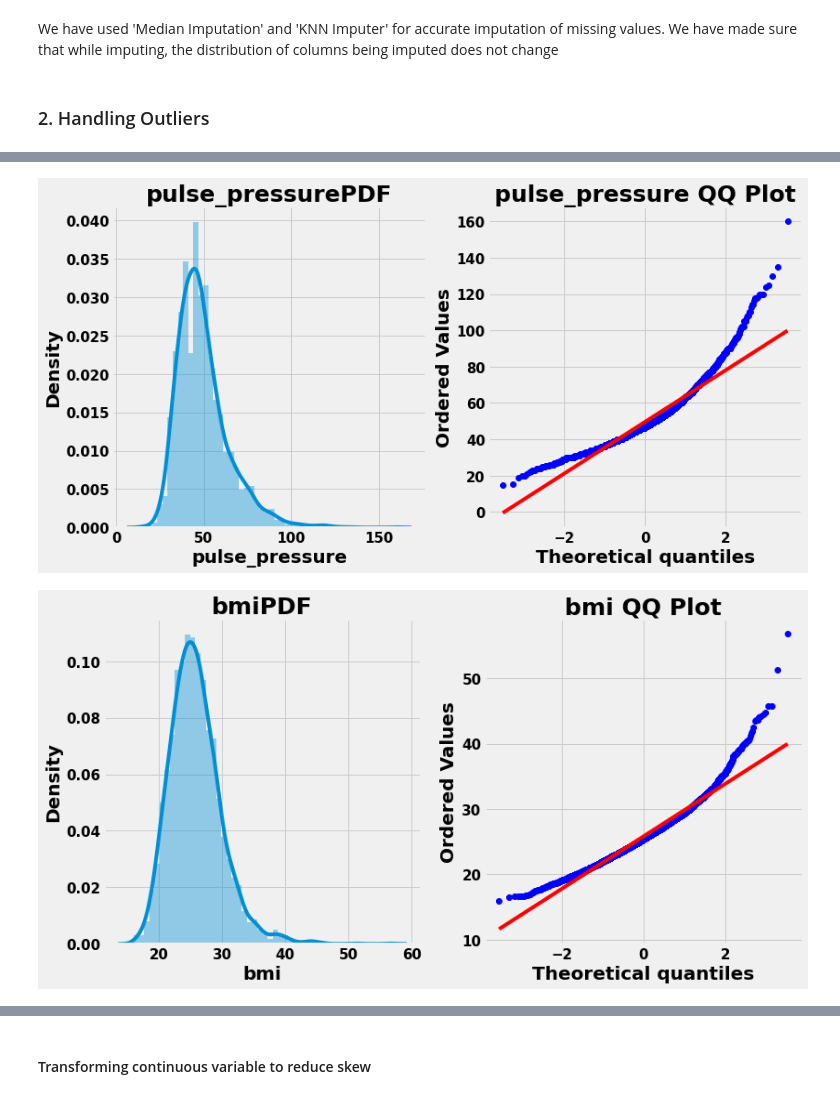
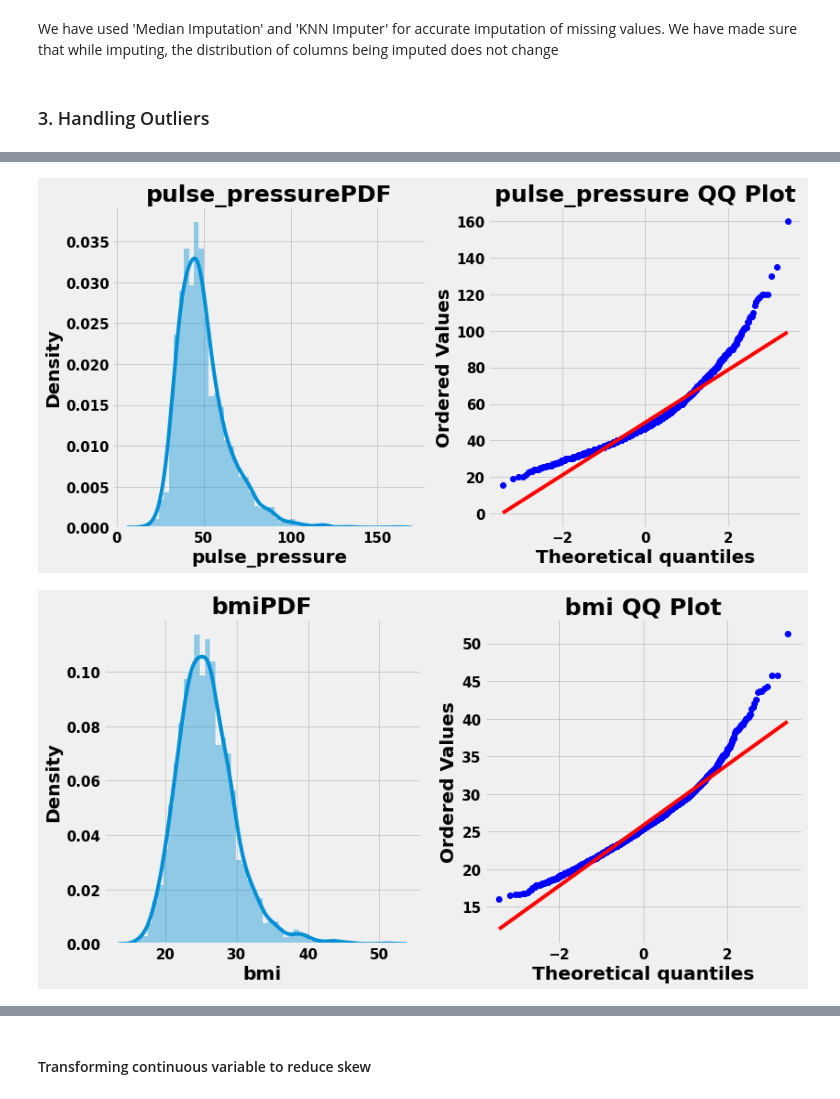
Before and after one commit to 7-sumit/Cardiovascular-Risk-Prediction, a Jupyter notebook: Cardiovascular_Risk_Prediction.ipynb, the cells around one changed output, grey strips where cells are left out. Saved outputs shown, nothing was run; the diff lists cells and outputs as text; code cells hidden in the pictures.

```diff
--- a/Cardiovascular_Risk_Prediction.ipynb
+++ b/Cardiovascular_Risk_Prediction.ipynb
@@ -961,16 +992,19 @@ sns.boxplot(df3[df3['is_smoking']=='Yes']['cigs_per_day']);
 # %% [output]
 [figure]
 # %%
-# Finding median of 'cigs_per_day'
-median_cigs = df3[df3['is_smoking']=='Yes']['cigs_per_day'].median()
+# Finding median of X_train data in cigs_per_day
+median_cigs = X_train[X_train['is_smoking']=='YES']['cigs_per_day'].median()
 
-# Filling missing values in cigs_per_day with median
-df3['cigs_per_day'] = df3['cigs_per_day'].fillna(median_cigs)
+# Filling missing values in X_train
+X_train['cigs_per_day'] = X_train['cigs_per_day'].fillna(median_cigs)
+
+# Filling missing values in X_test
+X_test['cigs_per_day'] = X_test['cigs_per_day'].fillna(median_cigs)
 # %% [markdown]
 #### **Imputation in 'total_cholesterol' , 'bmi' , 'heart_rate'** : Since all these columns have outliers we are imputing it with median
 # %%
 # Plotting boxplot for 'total_cholesterol', 'bmi', 'heart_rate'
 for col in ['total_cholesterol', 'bmi', 'heart_rate']:
  plt.figure(figsize=(7,5))
- sns.boxplot(df3[col]);
+ sns.boxplot(X_train[col]);
 # %% [output]
@@ -1019,12 +1057,14 @@ We have used binary label encoding as all the categorical features had only 2 va
 knn_impute = KNNImputer(n_neighbors=10)
 
 # Imputing values using KNN imputer
-df3 = pd.DataFrame(knn_impute.fit_transform(df3),columns=df3.columns)
+X_train = pd.DataFrame(knn_impute.fit_transform(X_train),columns=X_train.columns)
+X_test = pd.DataFrame(knn_impute.transform(X_test),columns=X_test.columns)
 # %% [markdown]
 #### KNN Imputer changes the datatype of all the features to 'float64'.So changing data types to required data types
 # %%
 # Changing datatype of given columns in list from float to integer
 for col in ['age','sex','is_smoking','cigs_per_day','bp_meds','prevalent_stroke','prevalent_hyp','diabetes']:
-  df3[col] = df3[col].astype('int64')
+  X_train[col] = X_train[col].astype('int64')
+  X_test[col] = X_test[col].astype('int64')
 # %%
 # All missing values are imputed
@@ -1054,7 +1094,7 @@ dtype: int64
 # %% [markdown]
 We have used 'Median Imputation' and 'KNN Imputer' for accurate imputation of missing values. We have made sure that while imputing, the distribution of columns being imputed does not change
 # %% [markdown]
-### 2. Handling Outliers
+### 3. Handling Outliers
 # %%
 # Creating list for numerical features
 num_col = ['age','cigs_per_day','total_cholesterol','pulse_pressure', 'bmi', 'heart_rate', 'glucose']
@@ -1063,11 +1103,11 @@ num_col = ['age','cigs_per_day','total_cholesterol','pulse_pressure', 'bmi', 'he
 for col in num_col:
   plt.figure(figsize=(12,6))
   plt.subplot(121)
-  sns.distplot(df3[col])
+  sns.distplot(X_train[col])
   plt.title(col+'PDF')
 
   plt.subplot(122)
-  stats.probplot(df3[col],dist='norm',plot=plt)
+  stats.probplot(X_train[col],dist='norm',plot=plt)
   plt.title(col+' QQ Plot')
   plt.show()
 # %% [output]
@@ -1077,2 +1117,2 @@ for col in num_col:
-[figure, old version]
+[figure, new version]
-[figure, old version]
+[figure, new version]
```
Also changed, not shown: parts of 67 cells of this notebook.
